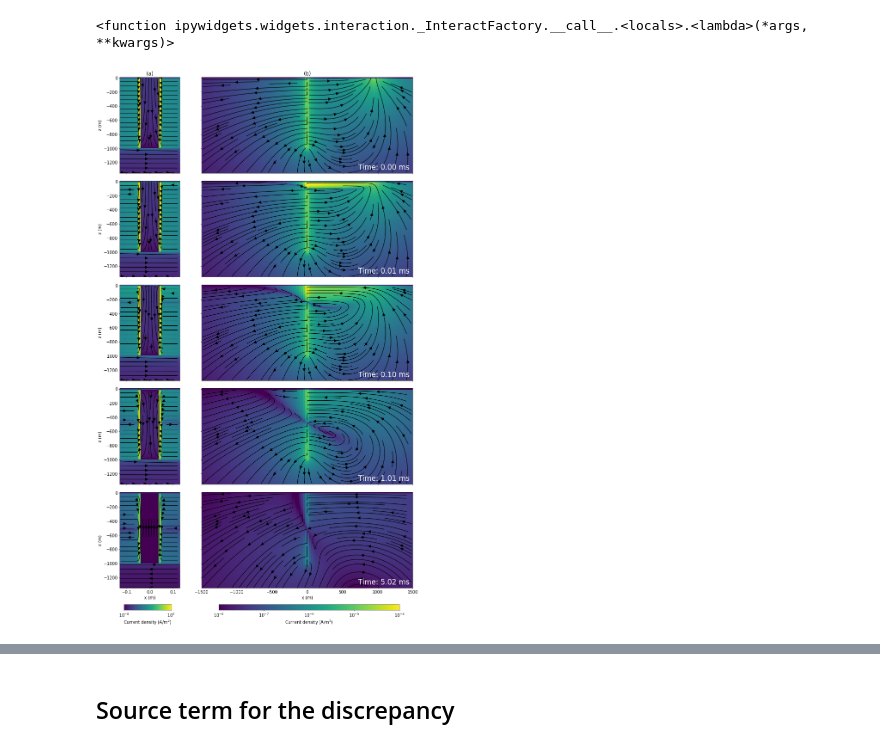
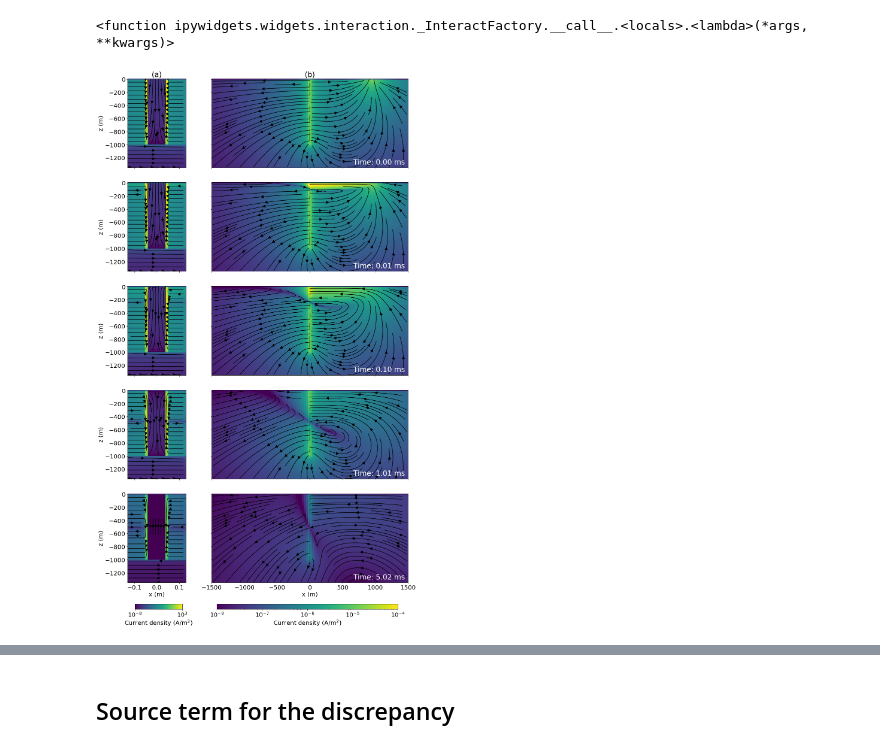
Before and after one commit to lheagy/heagy-2019-casing-ml, a Jupyter notebook: notebooks/TDEM_current_plots_src_term.ipynb, the cells around one changed output, grey strips where cells are left out. Drawn from its saved outputs; the diff is of its cells as text; code cells hidden in the pictures.

```diff
--- a/notebooks/TDEM_current_plots_src_term.ipynb
+++ b/notebooks/TDEM_current_plots_src_term.ipynb
@@ -397,7 +397,8 @@ else:
     fields_files = {}
 #     directory = "20198821/1000m_sigma1e-02/"
 #     directory = '20198413/1000m_sigma1e-02/'
-    directory = "20199317/1000m_sigma1e-02/"
+#     directory = "20199317/1000m_sigma1e-02/"
+    directory = "/project/projectdirs/m3384/lheagy/heagy-2019-casing-ml/forward_simulations/1000m_sigma1e-02/"
     for key in model_names:
         fields_files[key] = f"{directory}{key}.npy"
 # %% [markdown]
@@ -474,6 +475,8 @@ viewer.widget_cross_section(
 # %% [output]
 interactive(children=(FloatText(value=1500.0, description='max_r'), FloatText(value=-10.0, description='min_de…
 <function ipywidgets.widgets.interaction._InteractFactory.__call__.<locals>.<lambda>(*args, **kwargs)>
+# %%
+rcParams["font.size"] = 20
 # %%
 plt_times = [0, 10, 28, 73, 118]
 clim_max = 1e-4
@@ -497,7 +500,7 @@ xlim = 1500.*np.r_[-1., 1.]
 
 # fig, ax = plt.subplots(4, len(plt_times), figsize )
 
-fig = plt.figure(figsize=(20, 5*len(plt_times)), dpi=50)
+fig = plt.figure(figsize=(20, 5*len(plt_times)))
 fig.subplots_adjust(bottom=0.8)
 
 gs = gridspec.GridSpec(len(plt_times), 2, width_ratios=[0.12, 0.85])
@@ -515,7 +518,7 @@ for i, tind in enumerate(plt_times):
         ax=ax0, clim=clim_casing, zlim=np.r_[-max_depth, top],
         xlim=max_r_casing*np.r_[-1., 1.],
         view='j', theta_ind=3, time_ind=tind,
-        model_key='casing', show_cb=False, casing_outline=True,
+        model_key='casing', show_cb=False, casing_outline=False,
         stream_opts={"density":0.75, "color": "k", "arrowsize": 2}
     )
     ax0.set_ylim(np.r_[-max_depth, top])
@@ -543,33 +546,35 @@ for i, tind in enumerate(plt_times):
             a.set_xlabel('')
 
         if a in [ax1]:
             a.set_ylabel('')
             a.set_yticklabels(['']*len(a.get_yticklabels()))
 
 #         if a == ax1:
 #             a.set_ylabel('y (m)')
 
 
     if tind == 0:
         ax0.set_title('(a)')
         ax1.set_title('(b)')
 
 
 
 plt.tight_layout()
 
-cbar_ax2 = fig.add_axes([0.07, -0.01, 0.11, 0.01])
+cbar_ax2 = fig.add_axes([0.1, -0.01, 0.11, 0.01])
 cb2 = plt.colorbar(out_casing[0], cbar_ax2, orientation='horizontal')
 cb2.set_label('Current density (A/m$^2$)')
 cb2.set_ticks(clim_casing)
 cb2.update_ticks()
 
 cbar_ax = fig.add_axes([0.29, -0.01, 0.42, 0.01])
 cb = plt.colorbar(out[0], cbar_ax, orientation='horizontal')
 cb.set_label('Current density (A/m$^2$)')
 
 
+plt.show()
 
-plt.show()
+fig.savefig('../figures/casing-currents.png', dpi=150)
+fig.savefig('../arxiv-figures/casing-currents.png', dpi=50)
 # %% [output]
-[figure, old version]
+[figure, new version]
```
Also changed, not shown: parts of 22 cells of this notebook, 2 other files.
